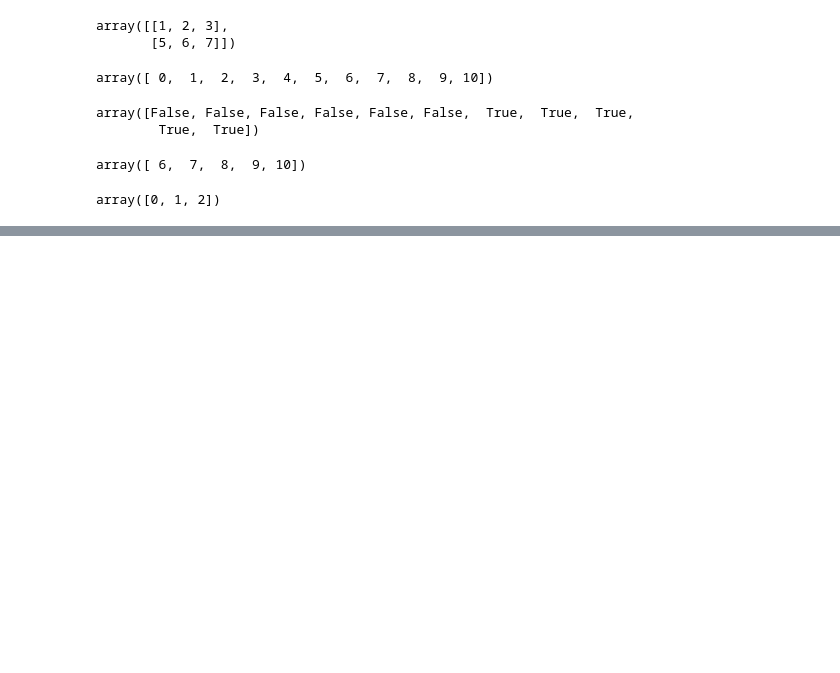
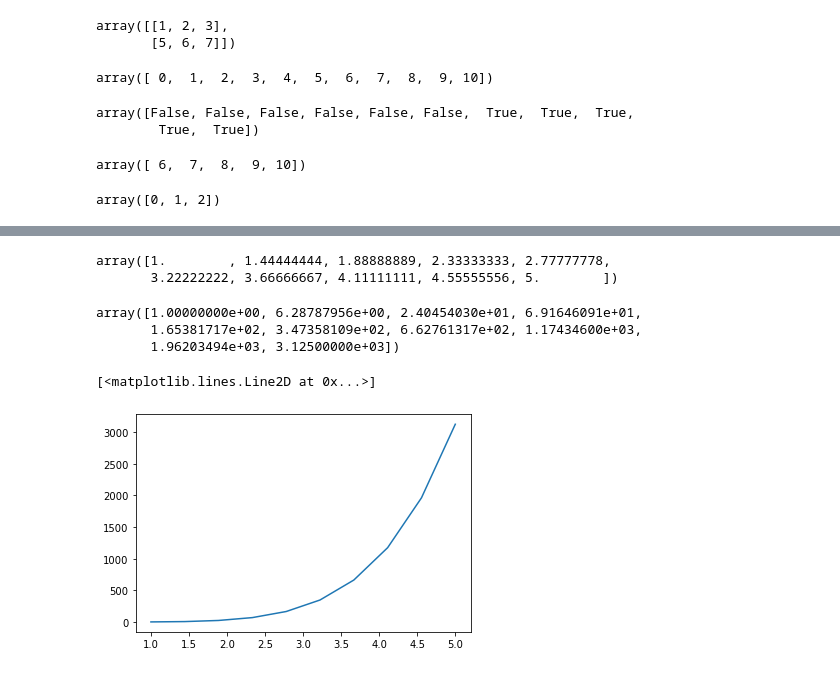
Before and after one commit to probe2k/webinar-2.0, a Jupyter notebook: crashcourse.ipynb, the cells around one changed output, grey strips where cells are left out. Saved outputs shown, nothing was run; the diff lists cells and outputs as text; code cells hidden in the pictures; blank space fills up the shorter version.

Commit message:
matplotlib intro | inline | plt.show() for inline calls

```diff
--- a/crashcourse.ipynb
+++ b/crashcourse.ipynb
@@ -975,0 +983,15 @@ The history saving thread hit an unexpected error (OperationalError('attempt to
+# %%
+# So, let's import numpy once again, although it's already imported, but can't hurt - just to visualize the basics.
+import numpy as np
+x = np.linspace(1, 5, 10) # which will fetch us 10 equally placed deviation points from 1 to 5
+x
+# %% [output]
+array([1.        , 1.44444444, 1.88888889, 2.33333333, 2.77777778,
+       3.22222222, 3.66666667, 4.11111111, 4.55555556, 5.        ])
+# %%
+y = x**5
+y
+# %% [output]
+array([1.00000000e+00, 6.28787956e+00, 2.40454030e+01, 6.91646091e+01,
+       1.65381717e+02, 3.47358109e+02, 6.62761317e+02, 1.17434600e+03,
+       1.96203494e+03, 3.12500000e+03])
@@ -975,0 +1000,6 @@ The history saving thread hit an unexpected error (OperationalError('attempt to
+# %%
+# FUNCTIONAL
+plt.plot(x, y)
+# %% [output]
+[<matplotlib.lines.Line2D at 0x...>]
+[figure, added]
```
Also changed, not shown: parts of 8 cells of this notebook.
